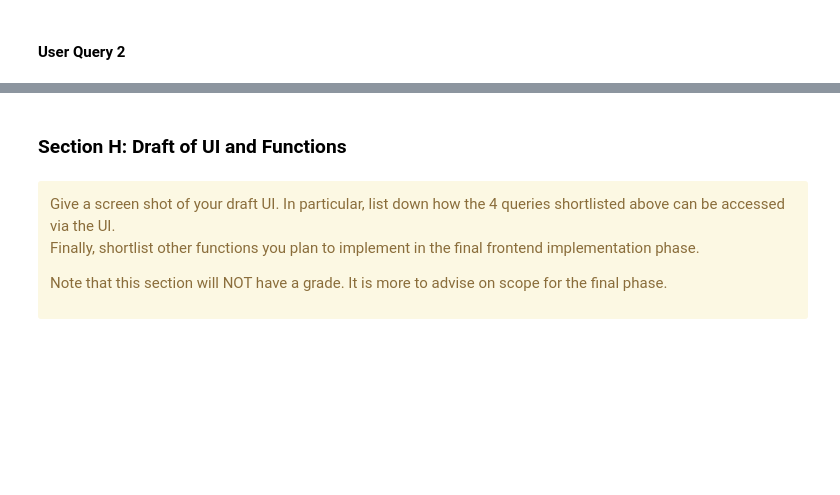
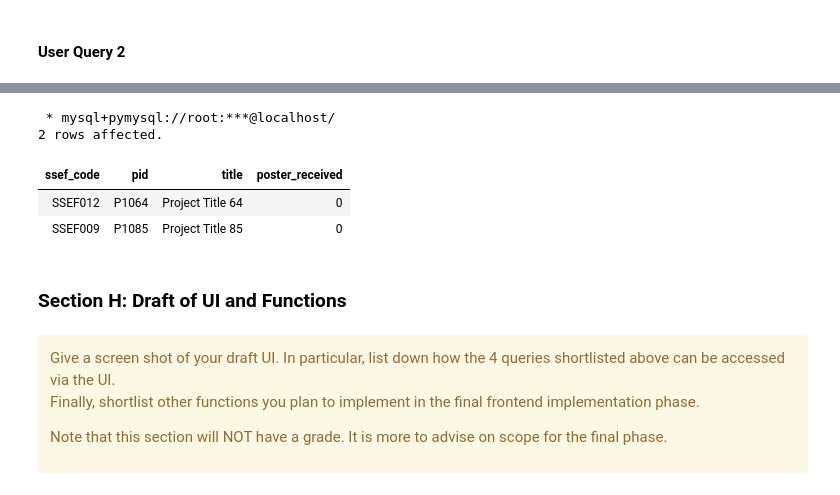
Before and after one commit to appventuremoment/y6-db-and-frontend-module, a Jupyter notebook: Project/Phase 2/02 Project Scripting Phase Template (Updated).ipynb, the cells around one changed output, grey strips where cells are left out. Drawn from its saved outputs; the diff is of its cells as text; code cells hidden in the pictures; blank space fills up the shorter version.

```diff
--- a/Project/Phase 2/02 Project Scripting Phase Template (Updated).ipynb
+++ b/Project/Phase 2/02 Project Scripting Phase Template (Updated).ipynb
@@ -1228,3 +1270,20 @@ Users (students) should be able to check if their projects are marked as ready t
+# %%
+%%sql
+SELECT ssef_code, pid, title, ssef_project.poster_received
+FROM ssef_project, project
+WHERE pid in (
+    SELECT project.internal_code
+    FROM project, student_project
+    WHERE project.internal_code = student_project.internal_code
+    AND studentid = 'h1060')
+AND internal_code = pid
+AND NOT ssef_project.poster_received
+# %% [output]
+ * mysql+pymysql://root:***@localhost/
+2 rows affected.
+| ssef_code | pid | title | poster_received |
+| SSEF012 | P1064 | Project Title 64 | 0 |
+| SSEF009 | P1085 | Project Title 85 | 0 |
 # %% [markdown]
 ### Section H: Draft of UI and Functions
 # %% [markdown]
```
Also changed, not shown: parts of 20 cells of this notebook, 1 other file.
